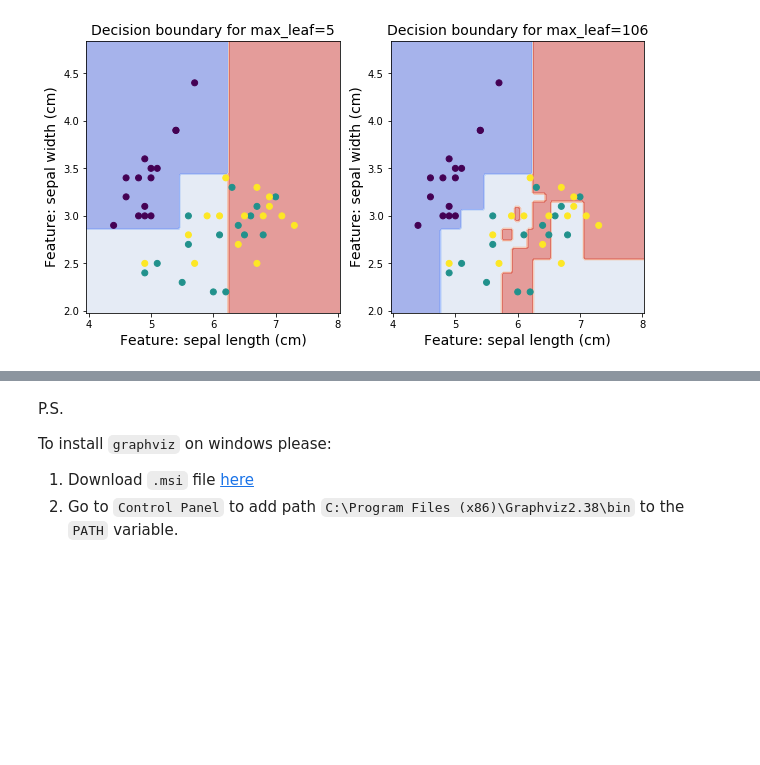
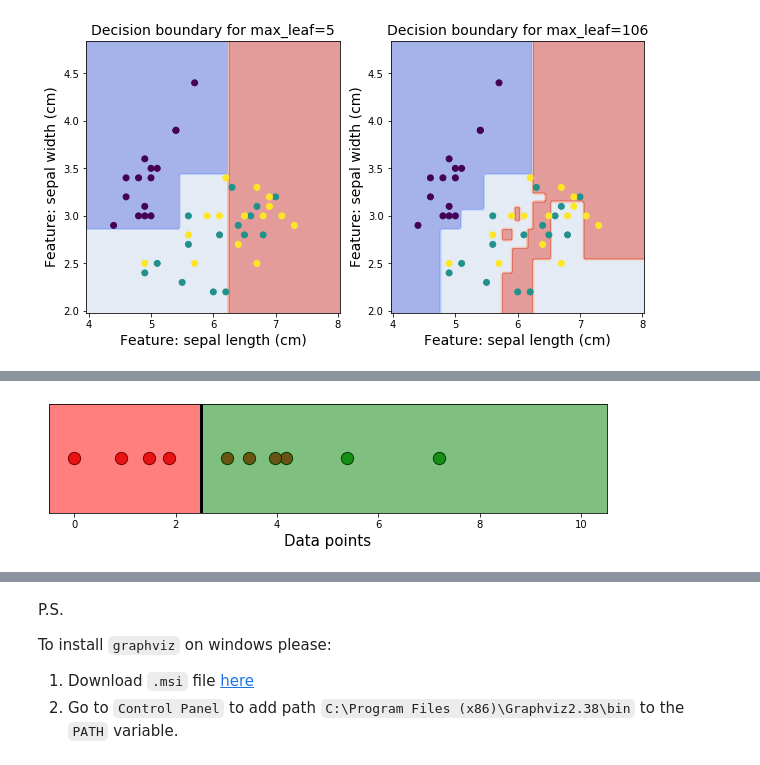
Before and after one commit to ZakharovAleksey/Study, a Jupyter notebook: Machine Learning/Yandex_specialization/trees.ipynb, the cells around one changed output, grey strips where cells are left out. Drawn from its saved outputs; the diff is of its cells as text; code cells hidden in the pictures; blank space fills up the shorter version.

```diff
--- a/Machine Learning/Yandex_specialization/trees.ipynb
+++ b/Machine Learning/Yandex_specialization/trees.ipynb
@@ -250,0 +232,32 @@ def gini(n_samples : int, proportions : list) -> float:
+# %%
+from sklearn.datasets import load_iris
+from sklearn.model_selection import train_test_split
+from sklearn.tree import DecisionTreeClassifier as DTC
+from sklearn.metrics import f1_score
+
+# ---- Libraries for Graph visualization
+
+import sklearn.tree as tree
+import pydotplus
+from sklearn.externals.six import StringIO
+from IPython.display import Image
+
+
+
+def plot_points(points: list, labels: list, threshold, min_val: float, max_val: float, plot_delta=0.5):
+    fig, ax = plt.subplots(figsize=(10, 2))
+    mask_0 = np.array(labels, dtype=bool)
+    mask_1 = np.logical_not(mask_0)
+
+    ax.scatter(points[mask_0], np.ones(len(points))[mask_0], c='C2', alpha=1., s=150, edgecolors='k')
+    ax.scatter(points[mask_1], np.ones(len(points))[mask_1], c='C3', alpha=1., s=150, edgecolors='k')
+
+    ax.axvline(threshold, color='k', lw=3, alpha=1.)
+    ax.axvspan(min_val-plot_delta, threshold, alpha=0.5, color='red')
+    ax.axvspan(threshold, max_val+plot_delta, alpha=0.5, color='green')
+
+    ax.set_yticks([])
+    ax.set_ylim((0.99, 1.01))
+    ax.set_xlim((min_val-plot_delta, max_val+plot_delta))
+    ax.set_xlabel('Data points', fontsize=15)
+    plt.show()
@@ -250,0 +288,11 @@ def gini(n_samples : int, proportions : list) -> float:
+# %%
+np.random.seed(1)
+
+min_val = 0; max_val = 10
+data_points = np.random.uniform(min_val, max_val, size=10)
+correct_thresh = 5.
+labels = [0 if i <= correct_thresh else 1 for i in data_points]
+
+plot_points(data_points, labels, 2.5, min_val, max_val)
+# %% [output]
+[figure, added]
```
Also changed, not shown: parts of 14 cells of this notebook, 2 other files.
